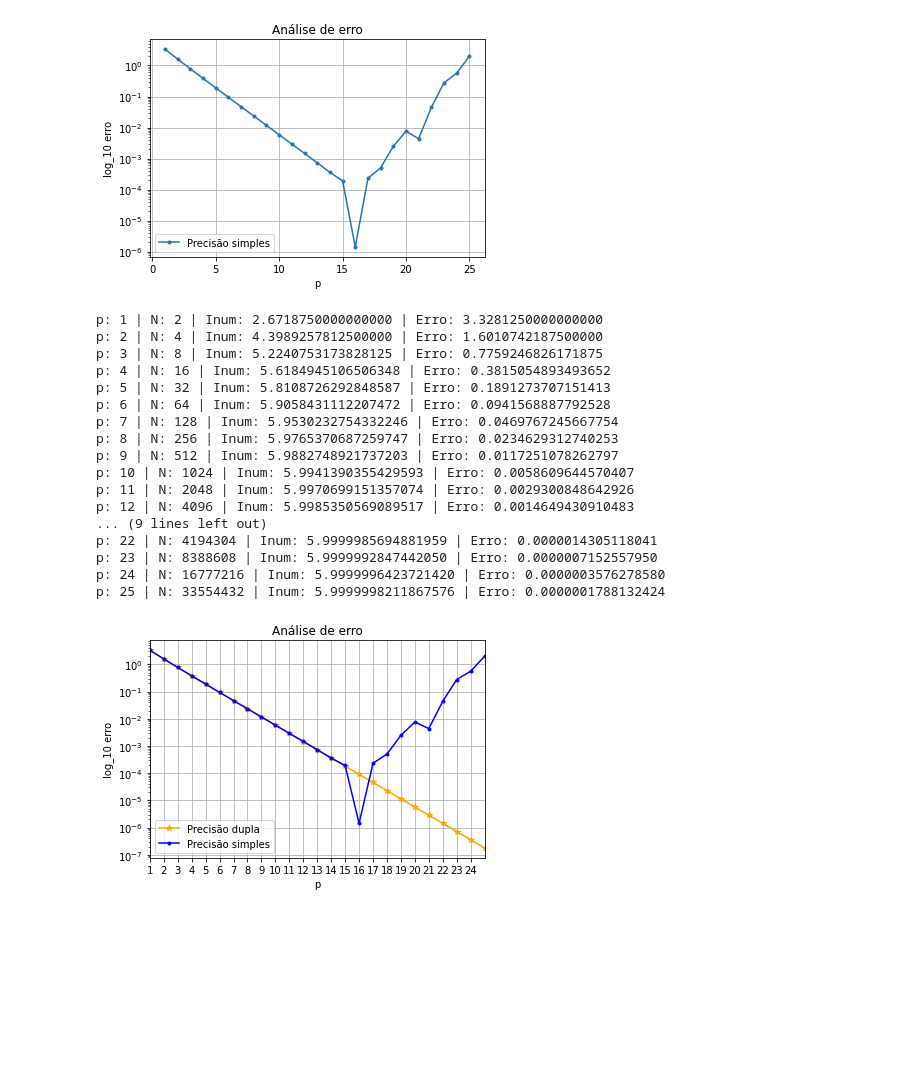
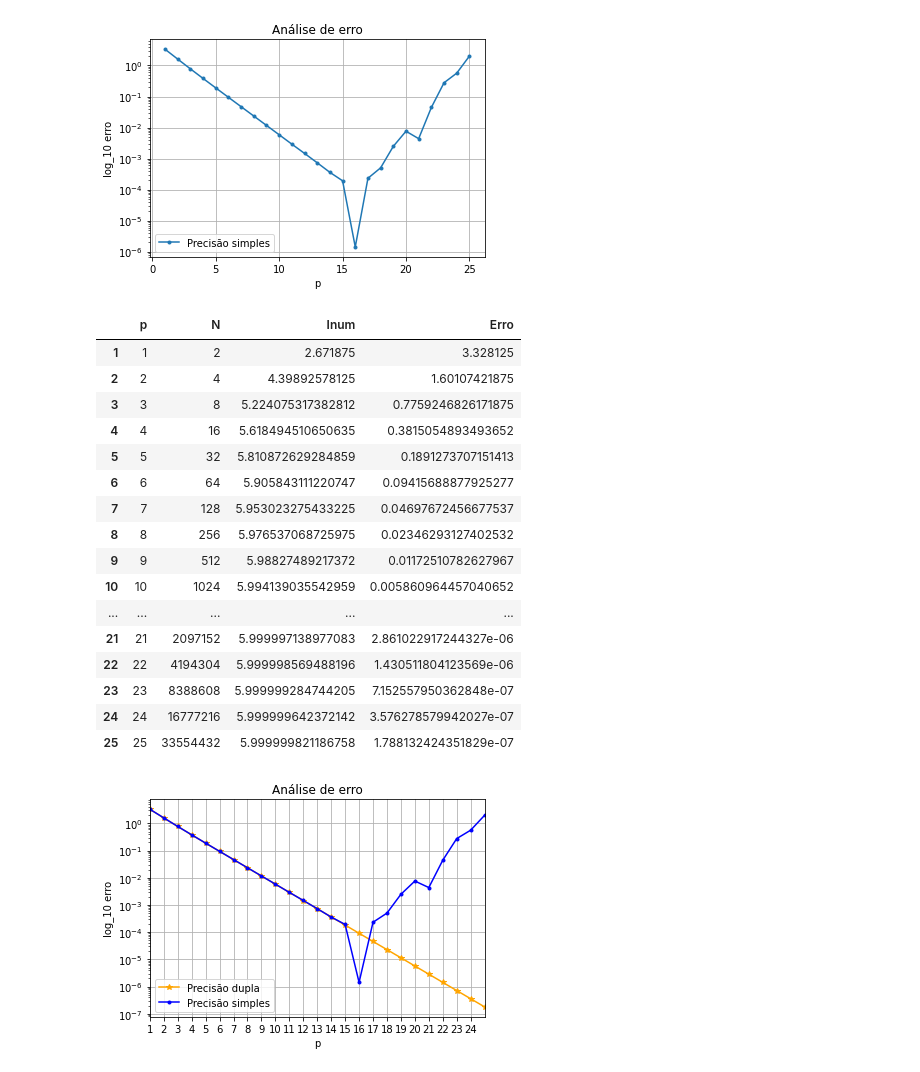
Before and after one commit to leonardovaladao/MAP214, a Jupyter notebook: Exercise Programs/EP3.ipynb, the cells around one changed output. Saved outputs shown, nothing was run; the diff lists cells and outputs as text; code cells hidden in the pictures; blank space fills up the shorter version.

```diff
--- a/Exercise Programs/EP3.ipynb
+++ b/Exercise Programs/EP3.ipynb
@@ -117,52 +112,49 @@ plt.show()
 # %%
 # Repetir cálculos com dupla precisão
 def trapezio2(f, N, a, b):
     reg = np.double(b-a)
     h = np.double(reg/N)
 
     # Lista de bases do trapézio
     lx = list(np.arange(a,b,h)+h)
 
     # Cálculo do método
     soma = np.double(f(lx.pop(0)))
     for x in lx:
         soma += np.double(2*f(x))
 
     T = np.double((h/2) * soma)
     return T
 
 p = list(np.arange(1,26))
+pd.set_option('precision', 16)
+df2 = pd.DataFrame(index=np.arange(1,26), columns=['p', 'N', 'Inum', 'Erro'])
 
 # Iterações
-lp2=[]
-lerro2=[]
 for p in p:
     N = np.double(2**p)
     a = np.double(0)
     b = np.double(1)
     I = np.double(6)
     Inum = np.double(trapezio2(func, N, 0, 1))
     erro = np.double(np.abs(Inum-I))
-    # Adicionar à lista para gráfico posterior
-    lp2.append(p)
-    lerro2.append(erro)
-    # Imprimir tabela
-    print('p: {:.0f} | N: {:.0f} | Inum: {:.16f} | Erro: {:.16f} '.format(p, N, Inum, erro))
+    df2.loc[p] = [p, N, Inum, erro]
+df2
 # %% [output]
-p: 1 | N: 2 | Inum: 2.6718750000000000 | Erro: 3.3281250000000000
-p: 2 | N: 4 | Inum: 4.3989257812500000 | Erro: 1.6010742187500000
-p: 3 | N: 8 | Inum: 5.2240753173828125 | Erro: 0.7759246826171875
-p: 4 | N: 16 | Inum: 5.6184945106506348 | Erro: 0.3815054893493652
-p: 5 | N: 32 | Inum: 5.8108726292848587 | Erro: 0.1891273707151413
-p: 6 | N: 64 | Inum: 5.9058431112207472 | Erro: 0.0941568887792528
-p: 7 | N: 128 | Inum: 5.9530232754332246 | Erro: 0.0469767245667754
-p: 8 | N: 256 | Inum: 5.9765370687259747 | Erro: 0.0234629312740253
-p: 9 | N: 512 | Inum: 5.9882748921737203 | Erro: 0.0117251078262797
-p: 10 | N: 1024 | Inum: 5.9941390355429593 | Erro: 0.0058609644570407
-p: 11 | N: 2048 | Inum: 5.9970699151357074 | Erro: 0.0029300848642926
-p: 12 | N: 4096 | Inum: 5.9985350569089517 | Erro: 0.0014649430910483
-... (9 lines left out)
-p: 22 | N: 4194304 | Inum: 5.9999985694881959 | Erro: 0.0000014305118041
-p: 23 | N: 8388608 | Inum: 5.9999992847442050 | Erro: 0.0000007152557950
-p: 24 | N: 16777216 | Inum: 5.9999996423721420 | Erro: 0.0000003576278580
-p: 25 | N: 33554432 | Inum: 5.9999998211867576 | Erro: 0.0000001788132424
+|  | p | N | Inum | Erro |
+| 1 | 1 | 2 | 2.671875 | 3.328125 |
+| 2 | 2 | 4 | 4.39892578125 | 1.60107421875 |
+| 3 | 3 | 8 | 5.224075317382812 | 0.7759246826171875 |
+| 4 | 4 | 16 | 5.618494510650635 | 0.3815054893493652 |
+| 5 | 5 | 32 | 5.810872629284859 | 0.1891273707151413 |
+| 6 | 6 | 64 | 5.905843111220747 | 0.09415688877925277 |
+| 7 | 7 | 128 | 5.953023275433225 | 0.04697672456677537 |
+| 8 | 8 | 256 | 5.976537068725975 | 0.02346293127402532 |
+| 9 | 9 | 512 | 5.98827489217372 | 0.01172510782627967 |
+| 10 | 10 | 1024 | 5.994139035542959 | 0.005860964457040652 |
+| ... | ... | ... | ... | ... |
+| 21 | 21 | 2097152 | 5.999997138977083 | 2.861022917244327e-06 |
+| 22 | 22 | 4194304 | 5.999998569488196 | 1.430511804123569e-06 |
+| 23 | 23 | 8388608 | 5.999999284744205 | 7.152557950362848e-07 |
+| 24 | 24 | 16777216 | 5.999999642372142 | 3.576278579942027e-07 |
+| 25 | 25 | 33554432 | 5.999999821186758 | 1.788132424351829e-07 |
```
Also changed, not shown: parts of 21 cells of this notebook.
